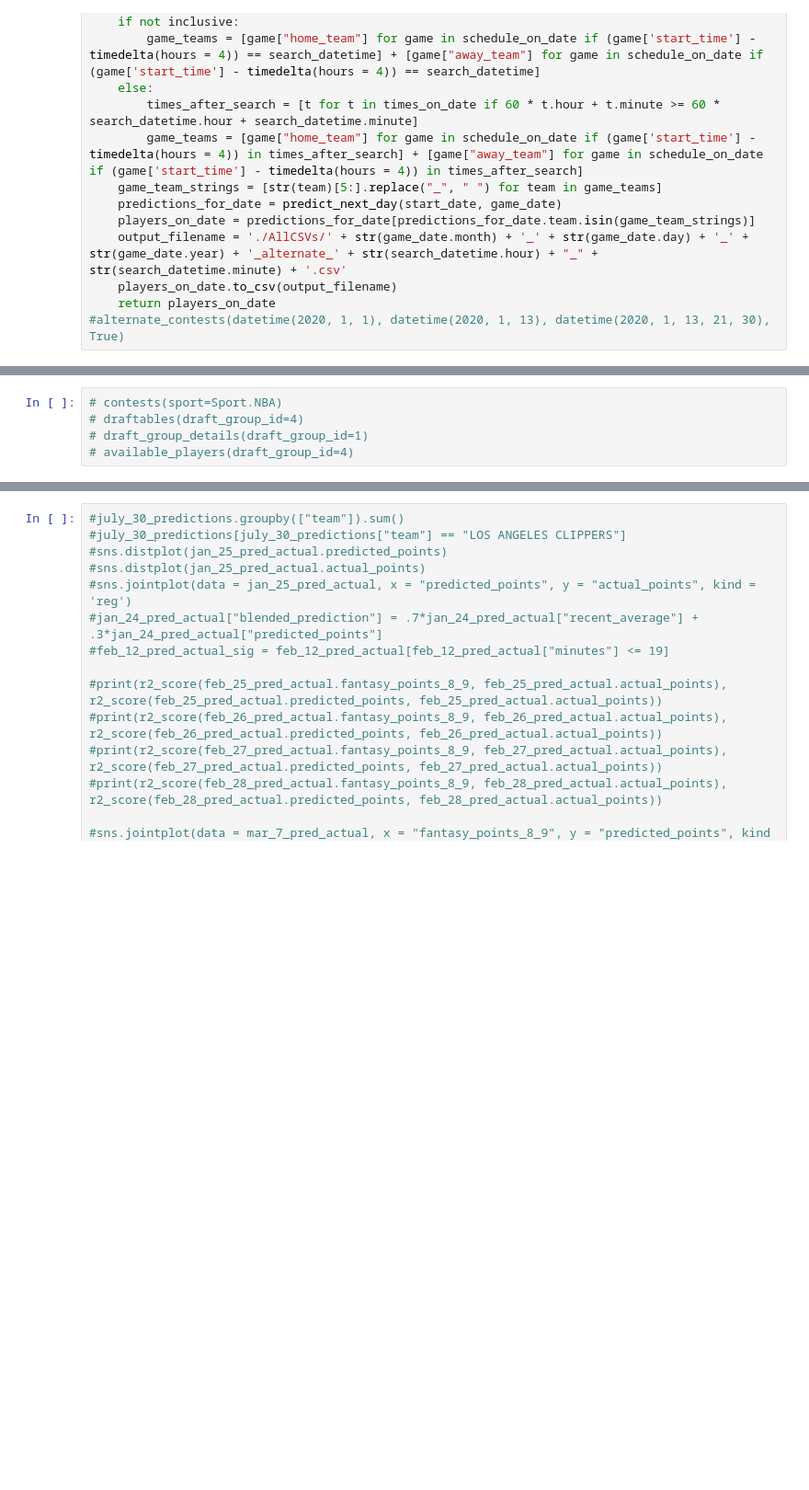
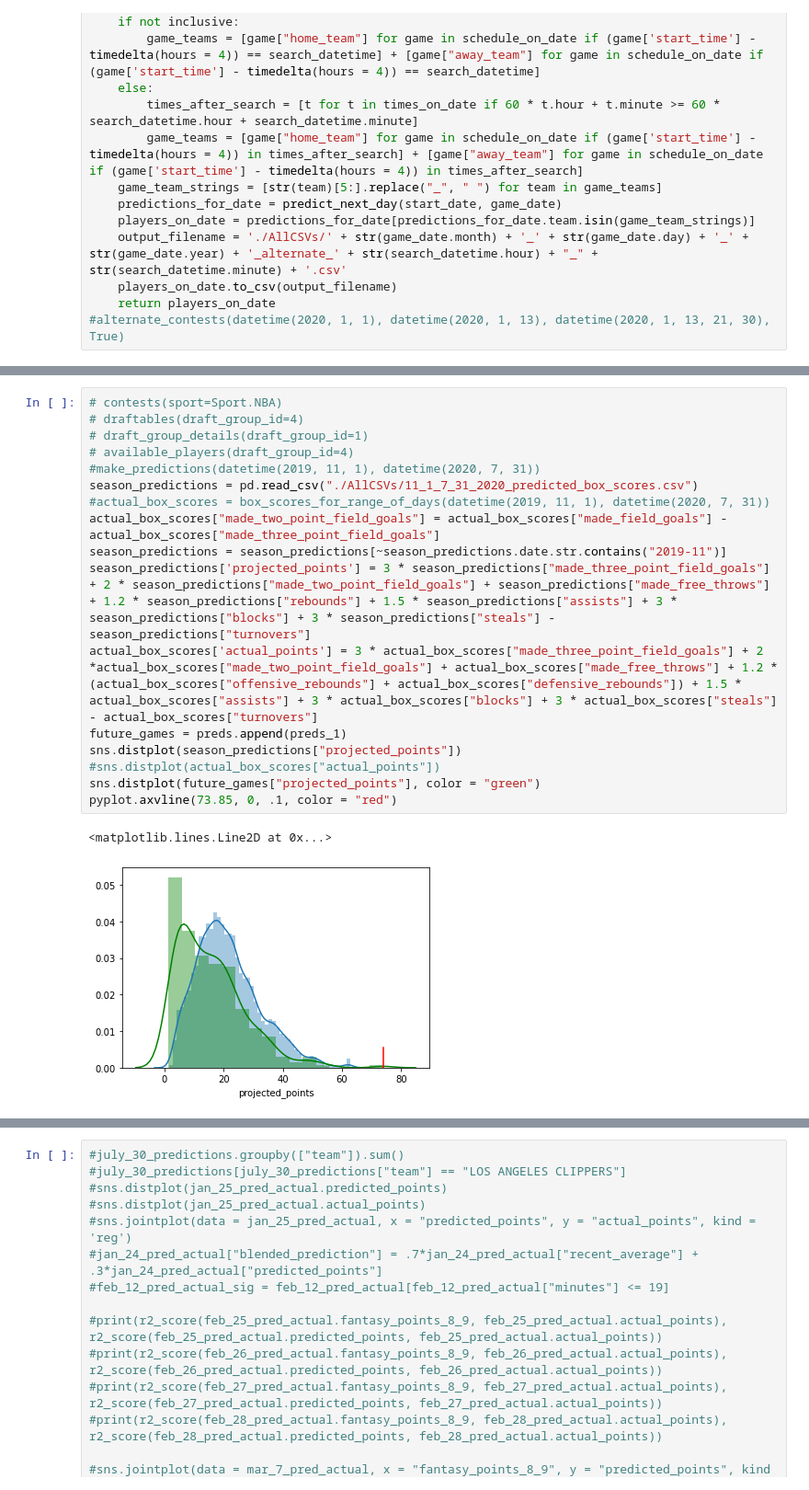
Before and after one commit to Shaviv-Hoffman-Lowitz/Sports-Analytics-Group-at-Berkeley-Machine-Learning-Project, a Jupyter notebook: final_model.ipynb, the cells around one changed output, grey strips where cells are left out. Shown: that part at 92% size. Saved outputs shown, nothing was run; the diff lists cells and outputs as text; blank space fills up the shorter version.

```diff
--- a/final_model.ipynb
+++ b/final_model.ipynb
@@ -740,8 +762,23 @@ See the caveats in the documentation: http://pandas.pydata.org/pandas-docs/stabl
-# %%
-# contests(sport=Sport.NBA)
-# draftables(draft_group_id=4)
-# draft_group_details(draft_group_id=1)
-# available_players(draft_group_id=4)
+# %%
+# contests(sport=Sport.NBA)
+# draftables(draft_group_id=4)
+# draft_group_details(draft_group_id=1)
+# available_players(draft_group_id=4)
+#make_predictions(datetime(2019, 11, 1), datetime(2020, 7, 31))
+season_predictions = pd.read_csv("./AllCSVs/11_1_7_31_2020_predicted_box_scores.csv")
+#actual_box_scores = box_scores_for_range_of_days(datetime(2019, 11, 1), datetime(2020, 7, 31))
+actual_box_scores["made_two_point_field_goals"] = actual_box_scores["made_field_goals"] - actual_box_scores["made_three_point_field_goals"]
+season_predictions = season_predictions[~season_predictions.date.str.contains("2019-11")]
+season_predictions['projected_points'] = 3 * season_predictions["made_three_point_field_goals"] + 2 * season_predictions["made_two_point_field_goals"] + season_predictions["made_free_throws"] + 1.2 * season_predictions["rebounds"] + 1.5 * season_predictions["assists"] + 3 * season_predictions["blocks"] + 3 * season_predictions["steals"] - season_predictions["turnovers"]
+actual_box_scores['actual_points'] = 3 * actual_box_scores["made_three_point_field_goals"] + 2 *actual_box_scores["made_two_point_field_goals"] + actual_box_scores["made_free_throws"] + 1.2 * (actual_box_scores["offensive_rebounds"] + actual_box_scores["defensive_rebounds"]) + 1.5 * actual_box_scores["assists"] + 3 * actual_box_scores["blocks"] + 3 * actual_box_scores["steals"] - actual_box_scores["turnovers"]
+future_games = preds.append(preds_1)
+sns.distplot(season_predictions["projected_points"])
+#sns.distplot(actual_box_scores["actual_points"])
+sns.distplot(future_games["projected_points"], color = "green")
+pyplot.axvline(73.85, 0, .1, color = "red")
+# %% [output]
+<matplotlib.lines.Line2D at 0x...>
+[figure, added]
 # %%
 difficult_names_map_fanduel = {"Luka Dončić": "Luka Doncic",
                        "Luka Šamanić": "Luka Samanic",
```
Also changed, not shown: parts of 8 cells of this notebook, 25 other files.
